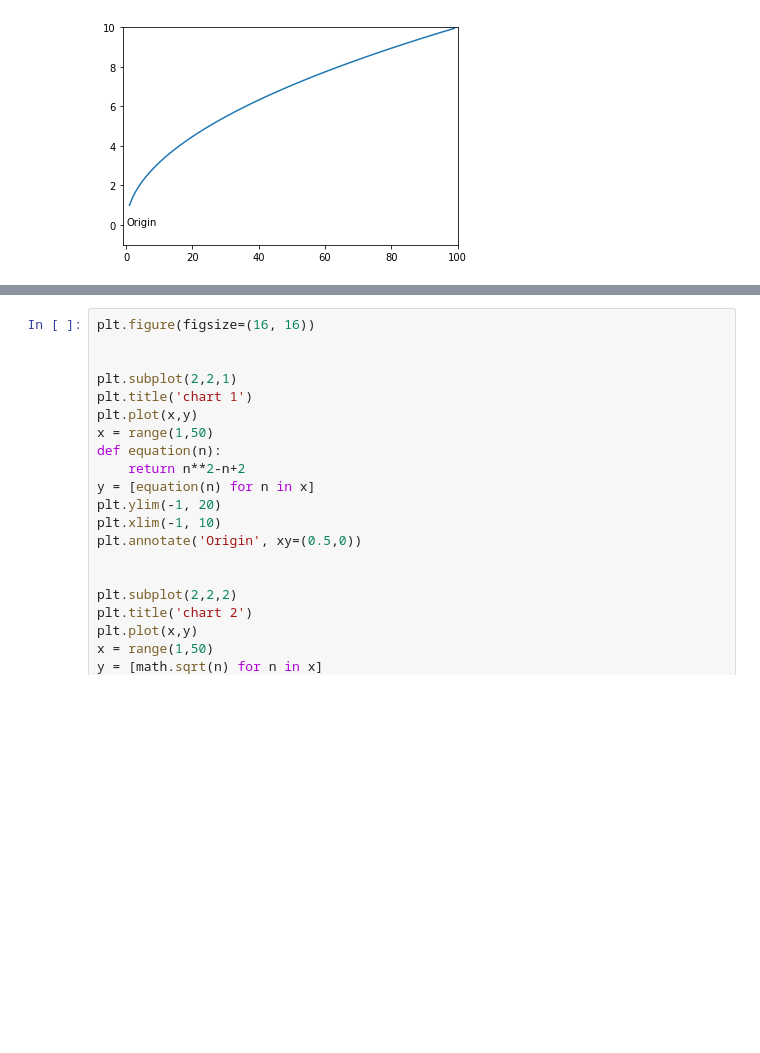
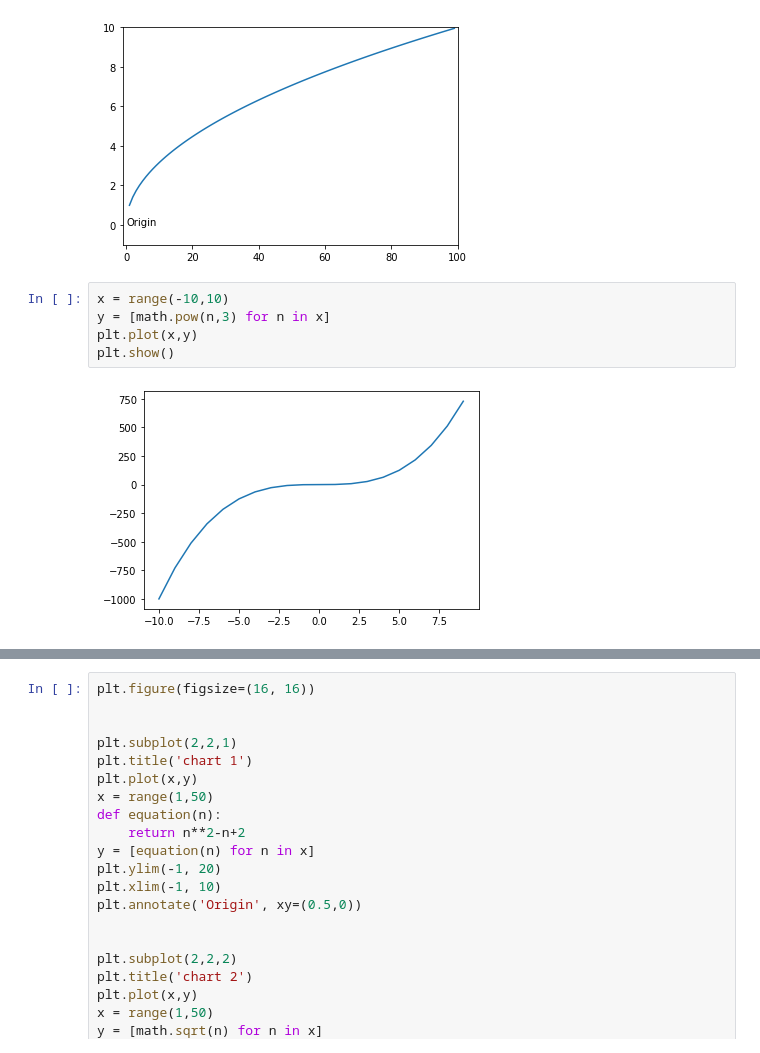
Before and after one commit to matt-c-knight/numpy-pandas-visualization-exercises, a Jupyter notebook: matplotlib_exercises.ipynb, the cells around one changed output, grey strips where cells are left out. Drawn from its saved outputs; the diff is of its cells as text; blank space fills up the shorter version.

```diff
--- a/matplotlib_exercises.ipynb
+++ b/matplotlib_exercises.ipynb
@@ -40,4 +40,11 @@ plt.annotate('Origin', xy=(0,0))
 plt.show()
 # %% [output]
 [figure]
+# %%
+x = range(-10,10)
+y = [math.pow(n,3) for n in x]
+plt.plot(x,y)
+plt.show()
+# %% [output]
+[figure, added]
 # %%
```
Also changed, not shown: parts of 2 cells of this notebook, 3 other files.
